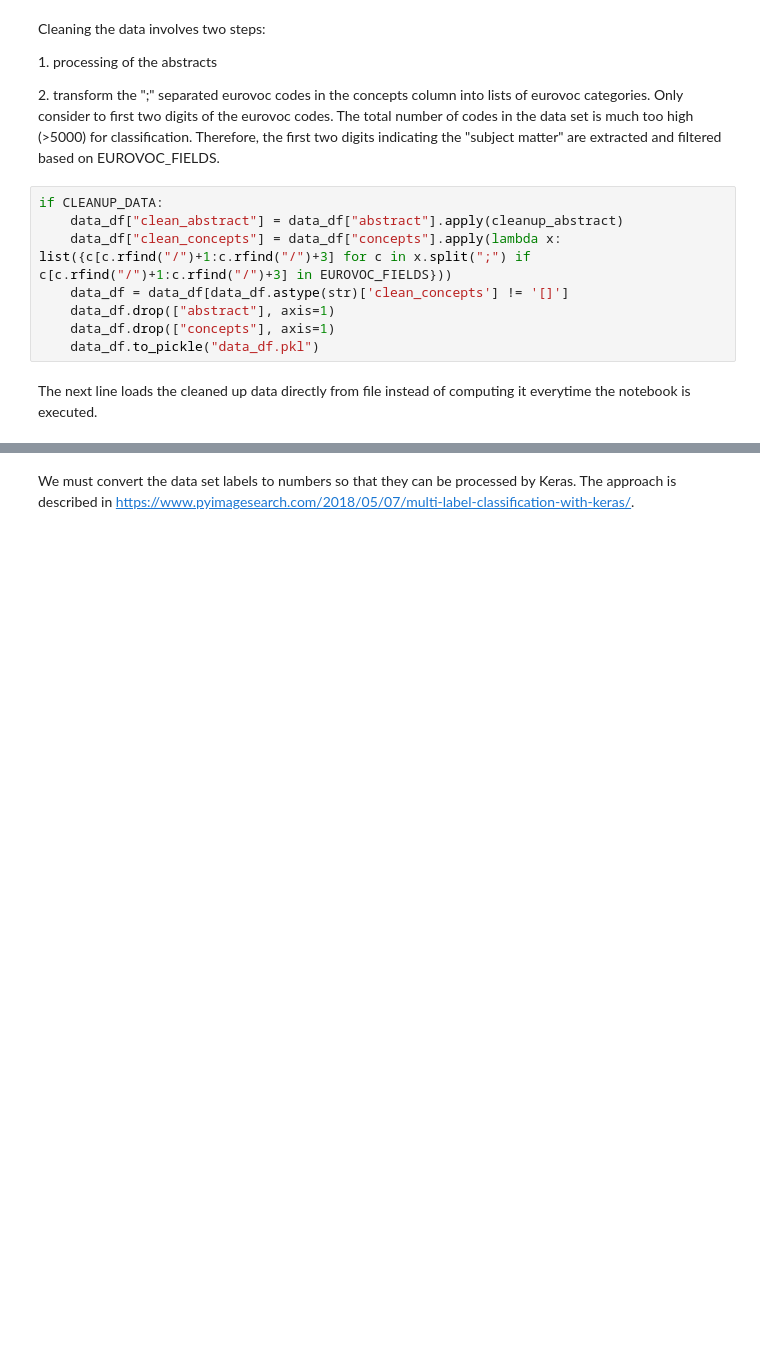
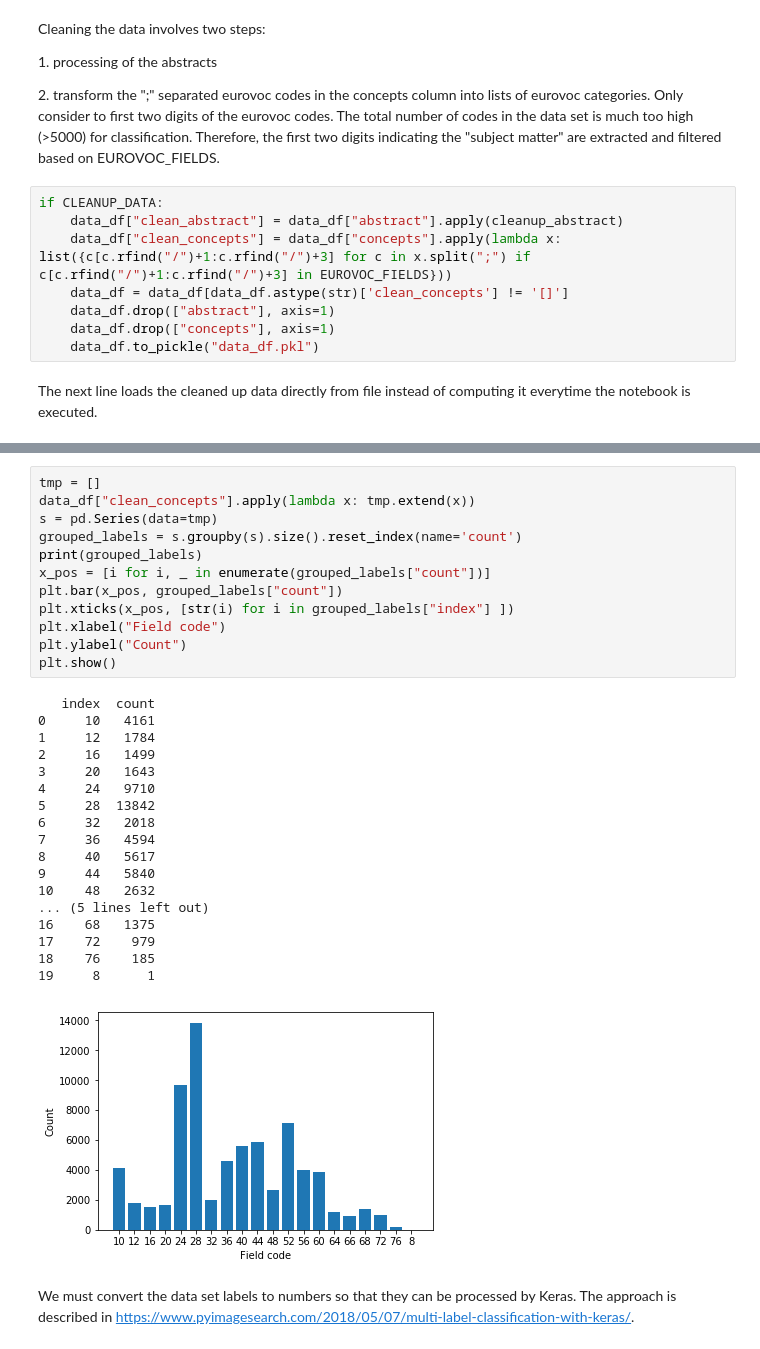
Before and after one commit to sebastianthelen/deep-eurovoc, a Jupyter notebook: deep-eurovoc.ipynb, the cells around one changed output, grey strips where cells are left out. Saved outputs shown, nothing was run; the diff lists cells and outputs as text; blank space fills up the shorter version.

```diff
--- a/deep-eurovoc.ipynb
+++ b/deep-eurovoc.ipynb
@@ -140,3 +160,34 @@ print(data_df['clean_concepts'][:5])
+# %%
+tmp = []
+data_df["clean_concepts"].apply(lambda x: tmp.extend(x))
+s = pd.Series(data=tmp)
+grouped_labels = s.groupby(s).size().reset_index(name='count')
+print(grouped_labels)
+x_pos = [i for i, _ in enumerate(grouped_labels["count"])]
+plt.bar(x_pos, grouped_labels["count"])
+plt.xticks(x_pos, [str(i) for i in grouped_labels["index"] ])
+plt.xlabel("Field code")
+plt.ylabel("Count")
+plt.show()
+# %% [output]
+   index  count
+0     10   4161
+1     12   1784
+2     16   1499
+3     20   1643
+4     24   9710
+5     28  13842
+6     32   2018
+7     36   4594
+8     40   5617
+9     44   5840
+10    48   2632
+... (5 lines left out)
+16    68   1375
+17    72    979
+18    76    185
+19     8      1
+[figure, added]
 # %% [markdown]
 We must convert the data set labels to numbers so that they can be processed by Keras. The approach is described in https://www.pyimagesearch.com/2018/05/07/multi-label-classification-with-keras/.
 # %%
```
Also changed, not shown: parts of 13 cells of this notebook, 2 other files.
